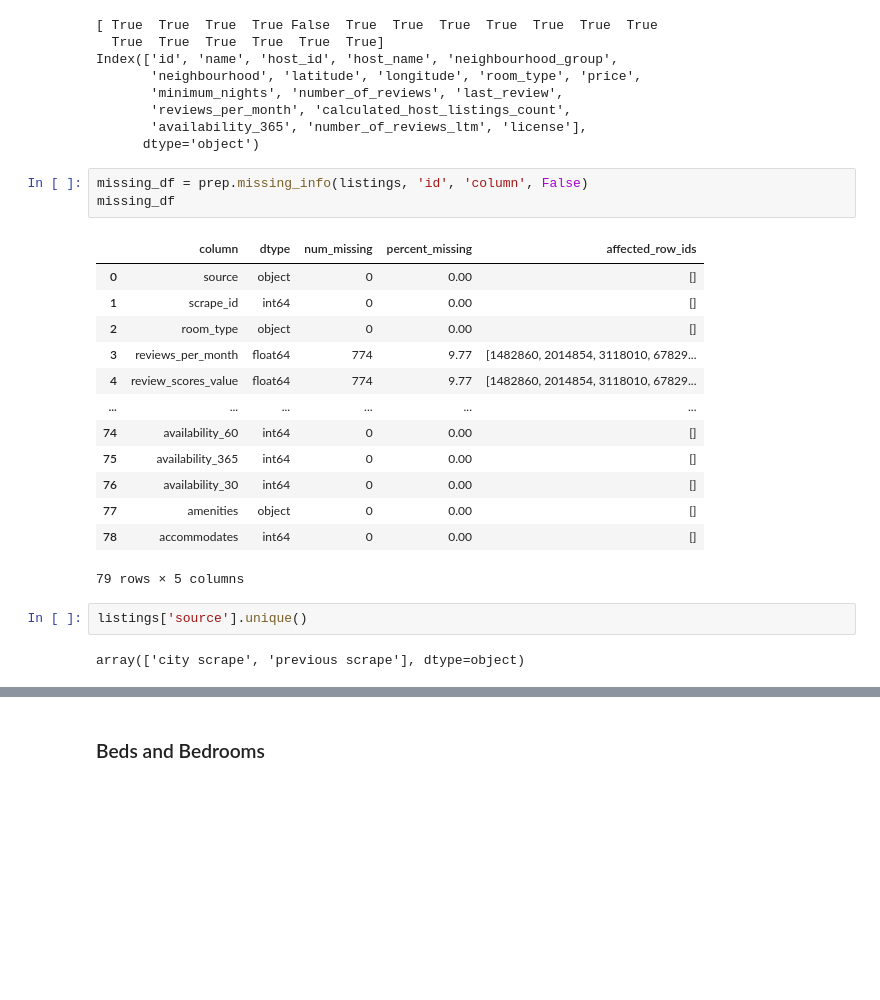
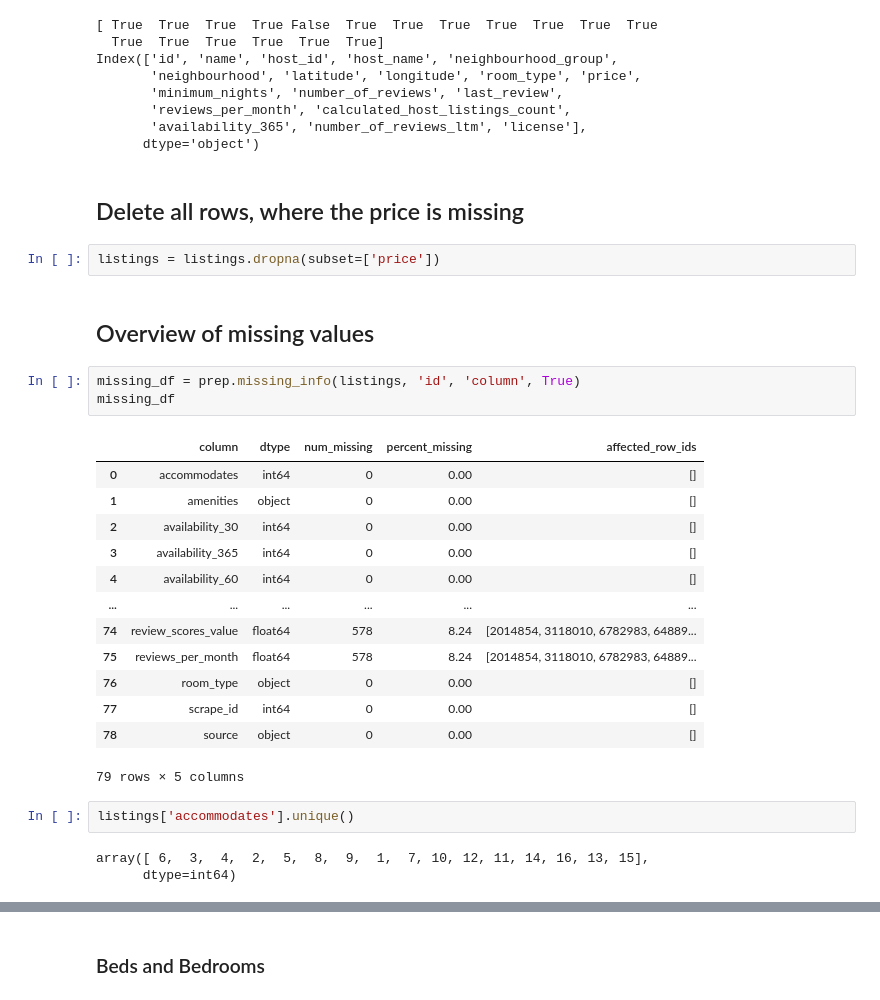
Before and after one commit to Aranidin/Project_ML_SS2025, a Jupyter notebook: Preprocessing/listings_prep.ipynb, the cells around one changed output, grey strips where cells are left out. Cells and saved outputs as stored; diff of their text form; blank space fills up the shorter version.

```diff
--- a/Preprocessing/listings_prep.ipynb
+++ b/Preprocessing/listings_prep.ipynb
@@ -75,25 +81,32 @@ Index(['id', 'name', 'host_id', 'host_name', 'neighbourhood_group',
        'reviews_per_month', 'calculated_host_listings_count',
        'availability_365', 'number_of_reviews_ltm', 'license'],
       dtype='object')
+# %% [markdown]
+## Delete all rows, where the price is missing
+# %%
+listings = listings.dropna(subset=['price'])
+# %% [markdown]
+## Overview of missing values
 # %%
-missing_df = prep.missing_info(listings, 'id', 'column', False)
+missing_df = prep.missing_info(listings, 'id', 'column', True)
 missing_df
 # %% [output]
 |  | column | dtype | num_missing | percent_missing | affected_row_ids |
-| 0 | source | object | 0 | 0.00 | [] |
-| 1 | scrape_id | int64 | 0 | 0.00 | [] |
-| 2 | room_type | object | 0 | 0.00 | [] |
-| 3 | reviews_per_month | float64 | 774 | 9.77 | [1482860, 2014854, 3118010, 67829... |
-| 4 | review_scores_value | float64 | 774 | 9.77 | [1482860, 2014854, 3118010, 67829... |
+| 0 | accommodates | int64 | 0 | 0.00 | [] |
+| 1 | amenities | object | 0 | 0.00 | [] |
+| 2 | availability_30 | int64 | 0 | 0.00 | [] |
+| 3 | availability_365 | int64 | 0 | 0.00 | [] |
+| 4 | availability_60 | int64 | 0 | 0.00 | [] |
 | ... | ... | ... | ... | ... | ... |
-| 74 | availability_60 | int64 | 0 | 0.00 | [] |
-| 75 | availability_365 | int64 | 0 | 0.00 | [] |
-| 76 | availability_30 | int64 | 0 | 0.00 | [] |
-| 77 | amenities | object | 0 | 0.00 | [] |
-| 78 | accommodates | int64 | 0 | 0.00 | [] |
+| 74 | review_scores_value | float64 | 578 | 8.24 | [2014854, 3118010, 6782983, 64889... |
+| 75 | reviews_per_month | float64 | 578 | 8.24 | [2014854, 3118010, 6782983, 64889... |
+| 76 | room_type | object | 0 | 0.00 | [] |
+| 77 | scrape_id | int64 | 0 | 0.00 | [] |
+| 78 | source | object | 0 | 0.00 | [] |
 79 rows × 5 columns
-# %%
-listings['source'].unique()
-# %% [output]
-array(['city scrape', 'previous scrape'], dtype=object)
+# %%
+listings['accommodates'].unique()
+# %% [output]
+array([ 6,  3,  4,  2,  5,  8,  9,  1,  7, 10, 12, 11, 14, 16, 13, 15],
+      dtype=int64)
 # %% [markdown]
```
Also changed, not shown: parts of 20 cells of this notebook, 2 other files.
